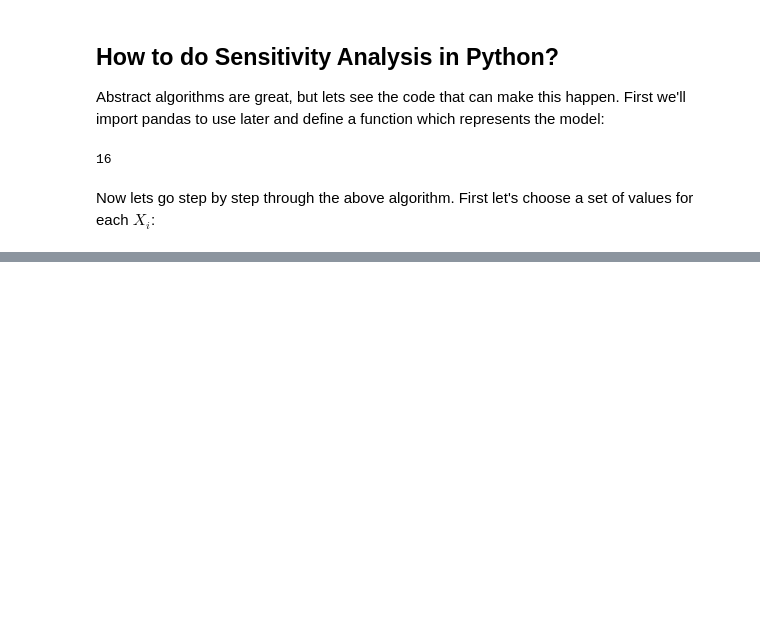
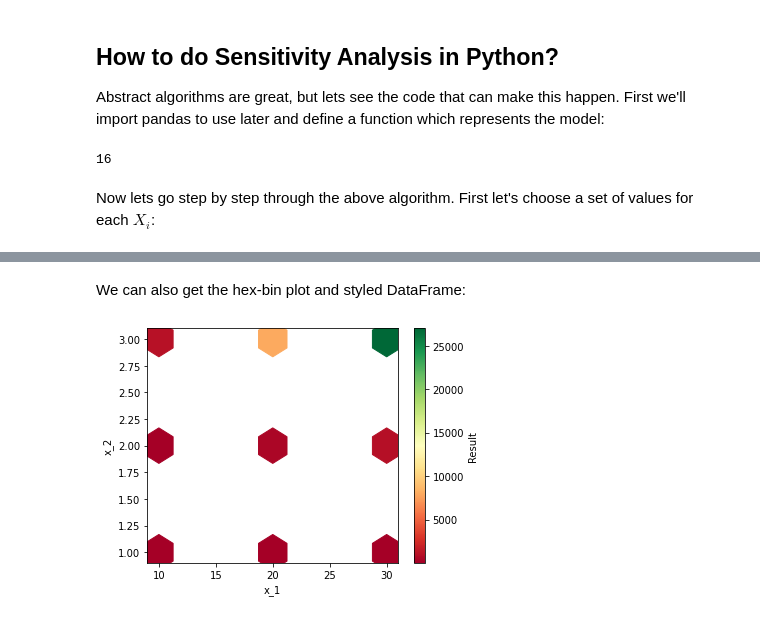
Before and after one commit to 369geofreeman/Financial_Models, a Jupyter notebook: code/Retirement_model_with_sesitivity_analysis/sensitivity_analysis.ipynb, the cells around one changed output, grey strips where cells are left out. Cells and saved outputs as stored; diff of their text form; code cells hidden in the pictures; blank space fills up the shorter version.

Commit message:
Sensitivity analysis in python

```diff
--- a/code/Retirement_model_with_sesitivity_analysis/sensitivity_analysis.ipynb
+++ b/code/Retirement_model_with_sesitivity_analysis/sensitivity_analysis.ipynb
@@ -56,0 +153,10 @@ x2_values = [1, 2, 3]
+# %%
+from sensitivity import SensitivityAnalyzer
+
+
+sensitivity_dict = {
+    "x_1": [10, 20, 30],
+    "x_2": [1, 2, 3]
+}
+
+sa = SensitivityAnalyzer(sensitivity_dict, my_model)
@@ -56,0 +178,6 @@ x2_values = [1, 2, 3]
+# %% [markdown]
+We can also get the hex-bin plot and styled DataFrame:
+# %%
+plot = sa.plot()
+# %% [output]
+[figure, added]
```
Also changed, not shown: parts of 28 cells of this notebook.
